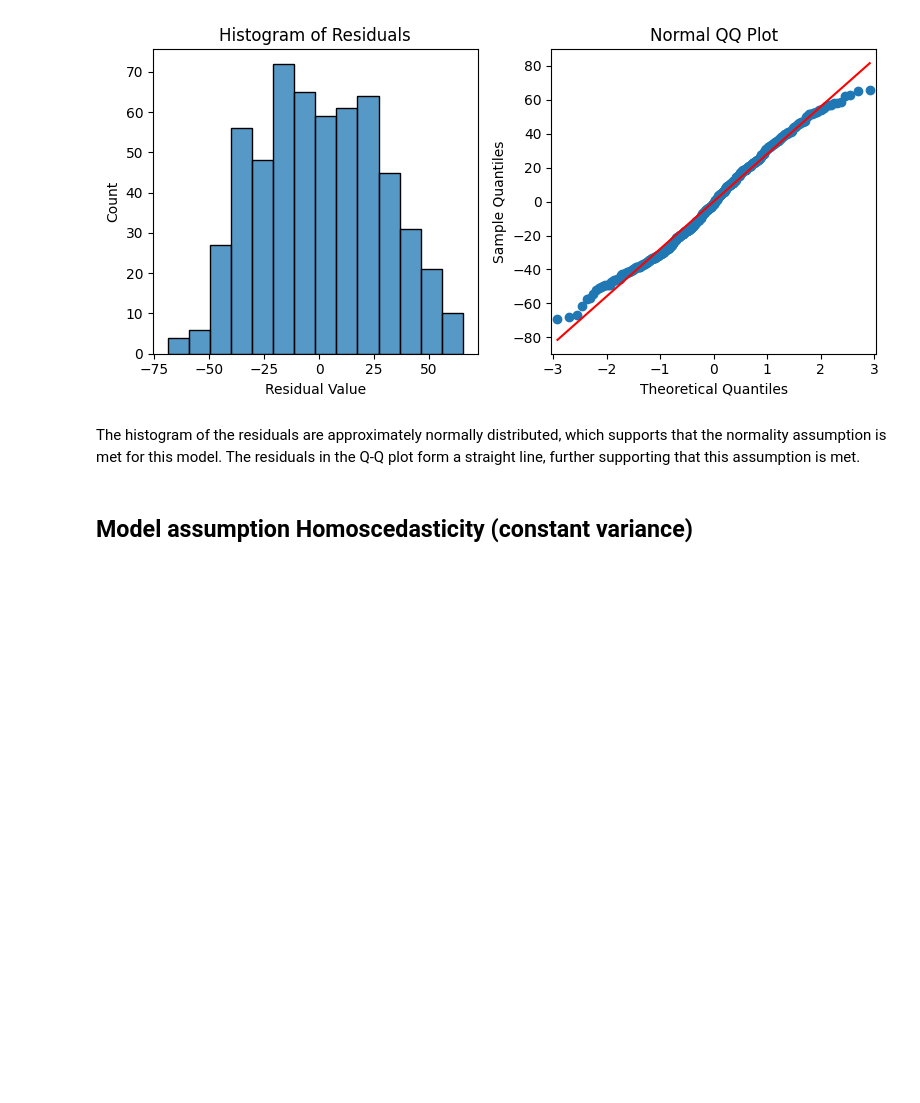
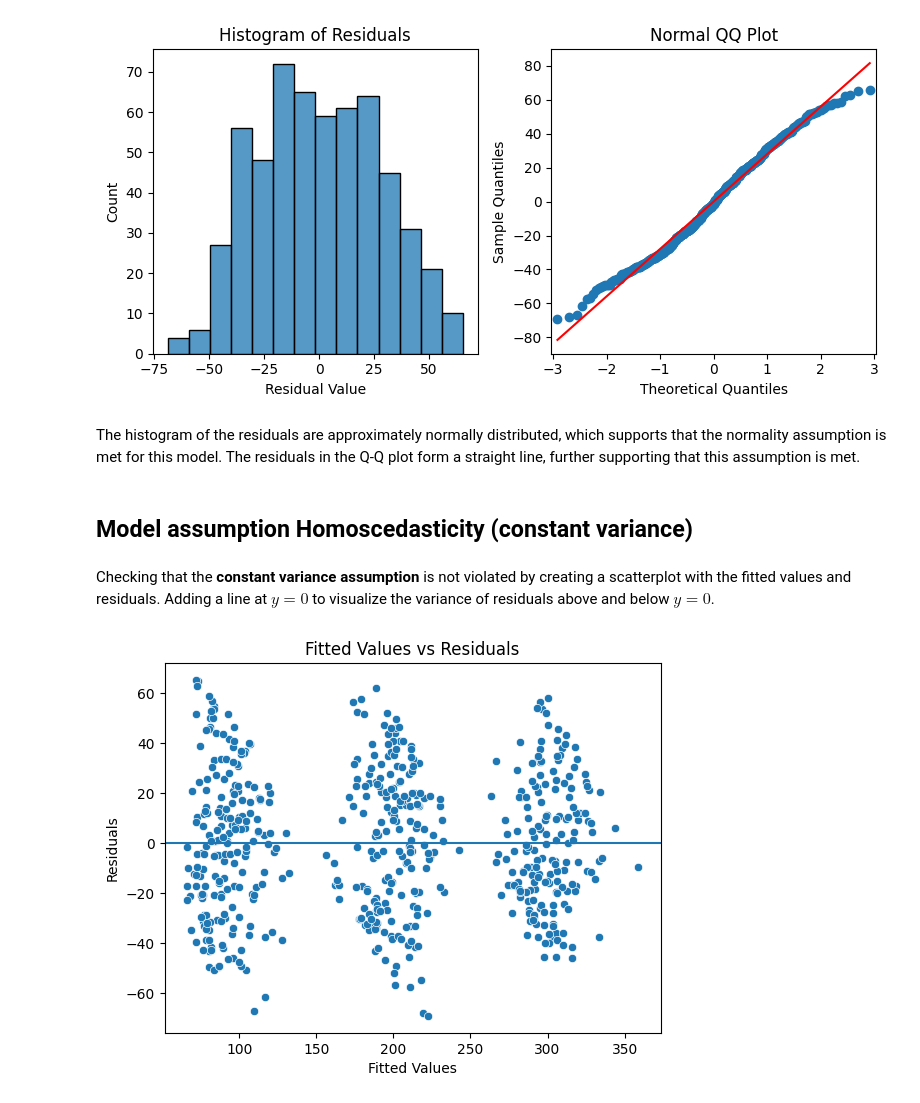
Before and after one commit to PrincelyKitilya/Linear-Regression-assumptions-tests, a Jupyter notebook: marketing sales analysis/marketing_analysis_mulitple.ipynb, the cells around one changed output. Saved outputs shown, nothing was run; the diff lists cells and outputs as text; code cells hidden in the pictures; blank space fills up the shorter version.

Commit message:
tested assumption of constant variance, tested the assumption of no multicollinearity

```diff
--- a/marketing sales analysis/marketing_analysis_mulitple.ipynb
+++ b/marketing sales analysis/marketing_analysis_mulitple.ipynb
@@ -207,3 +207,28 @@ plt.show()
 The histogram of the residuals are approximately normally distributed, which supports that the normality assumption is met for this model. The residuals in the Q-Q plot form a straight line, further supporting that this assumption is met.
 # %% [markdown]
 ## Model assumption Homoscedasticity (constant variance)
+# %% [markdown]
+Checking that the **constant variance assumption** is not violated by creating a scatterplot with the fitted values and residuals. Adding a line at $y = 0$ to visualize the variance of residuals above and below $y = 0$.
+# %%
+# creating a scatterplot with the fitted values from the model and the residuals
+
+fig = sns.scatterplot(x=model.fittedvalues, y=model.resid)
+
+
+#setting the x axis label
+fig.set_xlabel("Fitted Values")
+
+#setting the y axis label
+fig.set_ylabel("Residuals")
+
+
+#setting the title
+fig.set_title("Fitted Values vs Residuals")
+
+#adding the line at y = 0 to visualize the variance of residuals above and below 0
+fig.axhline(0)
+
+#showing the plot
+plt.show()
+# %% [output]
+[figure, added]
```
Also changed, not shown: parts of 6 cells of this notebook.
